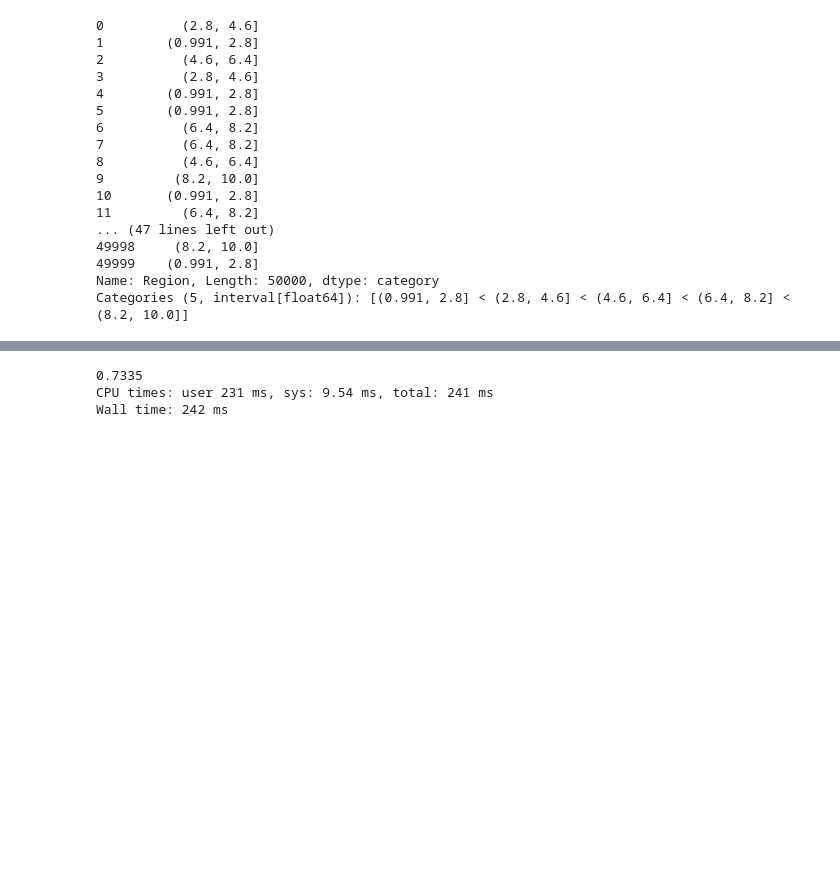
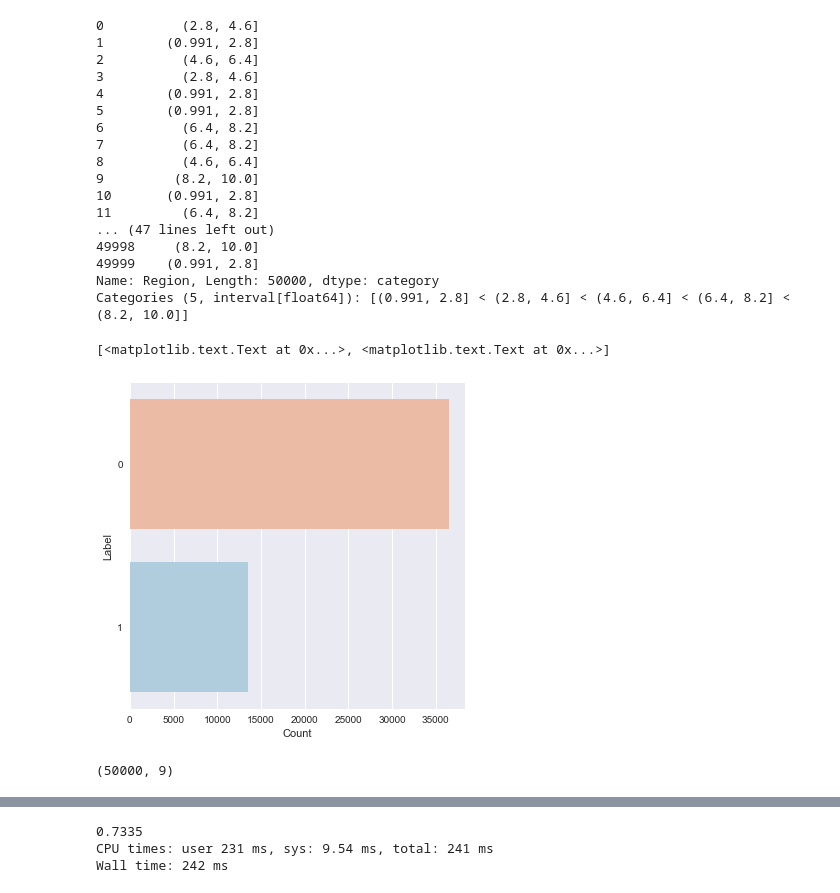
Before and after one commit to allenzdd/Exercise, a Jupyter notebook: Shanshu Interview/version1.ipynb, the cells around one changed output, grey strips where cells are left out. Drawn from its saved outputs; the diff is of its cells as text; code cells hidden in the pictures; blank space fills up the shorter version.

```diff
--- a/Shanshu Interview/version1.ipynb
+++ b/Shanshu Interview/version1.ipynb
@@ -65,5 +54,17 @@ Name: Region, Length: 50000, dtype: category
 Categories (5, interval[float64]): [(0.991, 2.8] < (2.8, 4.6] < (4.6, 6.4] < (6.4, 8.2] < (8.2, 10.0]]
 # %%
 y = train_df['Accept']
+# %%
+# --------------------------------------------
+# VISUALISE LABELS AND FREQUENCIES (BAR CHART)
+# --------------------------------------------
+sns.set_style("whitegrid", {'axes.grid' : True})
+plt.figure(figsize=(6,6))
+sns.set(style='darkgrid')
+ax_label = sns.countplot(y = y, palette="RdBu")
+ax_label.set(ylabel = 'Label', xlabel = 'Count')
+# %% [output]
+[<matplotlib.text.Text at 0x...>, <matplotlib.text.Text at 0x...>]
+[figure, added]
 # %%
 X = train_df.drop(['Accept'], axis=1)
@@ -69,0 +73,4 @@ X = train_df.drop(['Accept'], axis=1)
+# %%
+X.shape
+# %% [output]
+(50000, 9)
```
Also changed, not shown: parts of 13 cells of this notebook.
